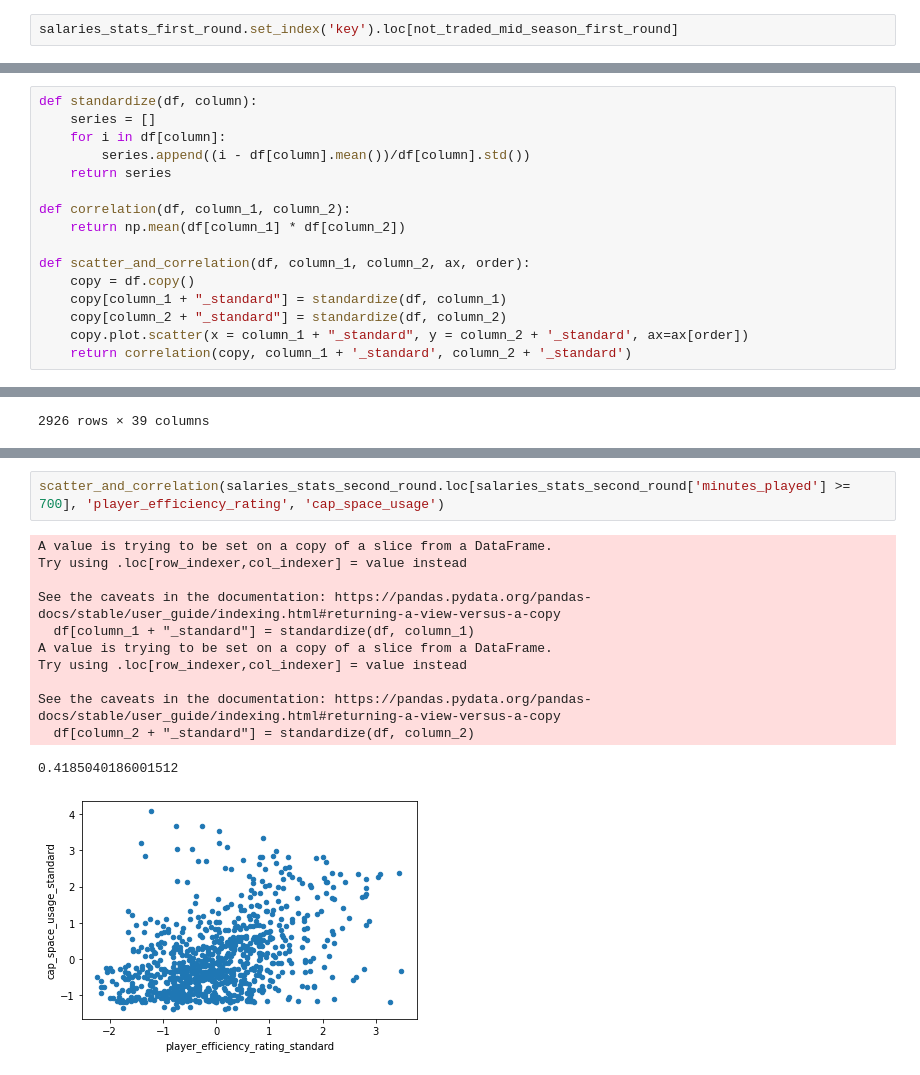
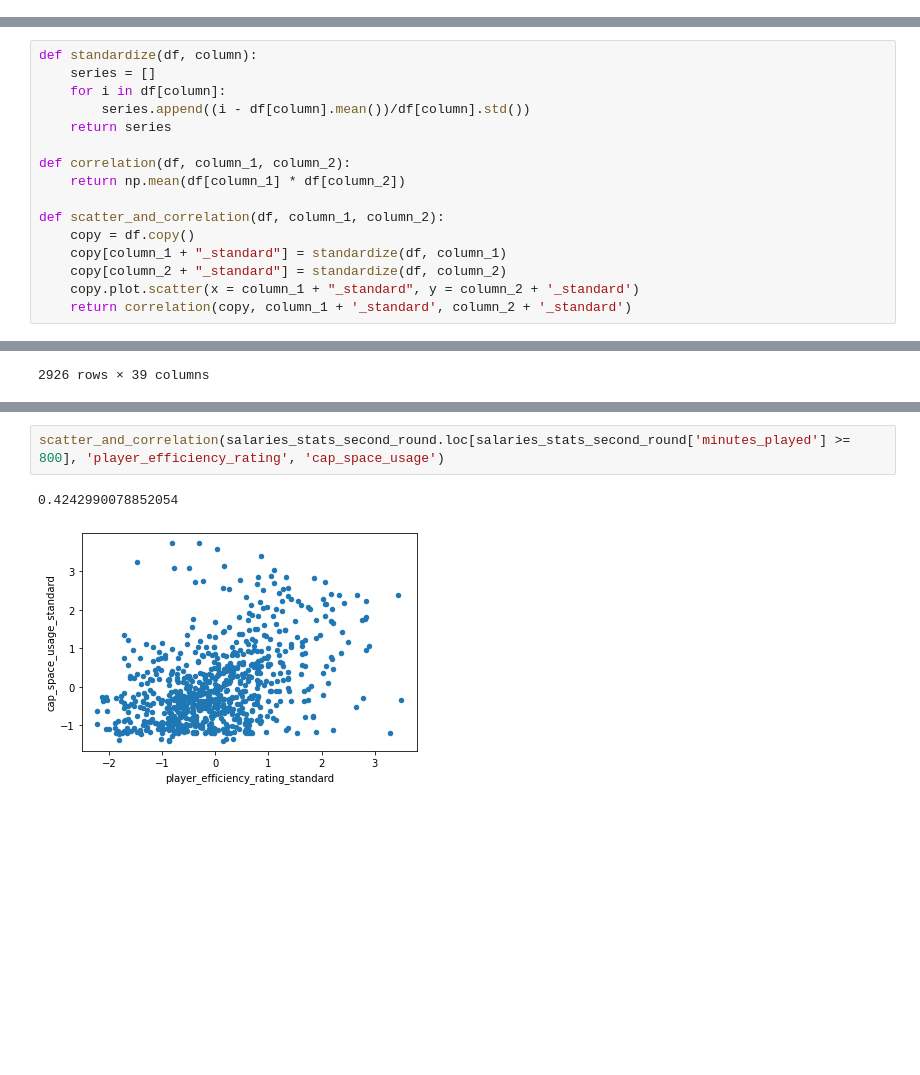
Before and after one commit to ZachLiu519/nba-model, a Jupyter notebook: week_2_data_exploration/contract_stats.ipynb, the cells around one changed output, grey strips where cells are left out. Saved outputs shown, nothing was run; the diff lists cells and outputs as text; blank space fills up the shorter version.

```diff
--- a/week_2_data_exploration/contract_stats.ipynb
+++ b/week_2_data_exploration/contract_stats.ipynb
@@ -70,5 +70,3 @@ array(['1998-99', '1999-00', '2000-01', '2001-02', '2002-03', '2003-04',
        '2004-05', '2005-06', '2006-07', '2007-08', '2008-09', '2009-10',
        '2010-11', '2011-12', '2012-13', '2013-14', '2014-15', '2015-16',
        '2016-17', '2017-18', '2018-19', '2019-20'], dtype=object)
-# %%
-salaries_stats_first_round.set_index('key').loc[not_traded_mid_season_first_round]
@@ -113,9 +112,9 @@ def standardize(df, column):
 def correlation(df, column_1, column_2):
     return np.mean(df[column_1] * df[column_2])
 
-def scatter_and_correlation(df, column_1, column_2, ax, order):
+def scatter_and_correlation(df, column_1, column_2):
     copy = df.copy()
     copy[column_1 + "_standard"] = standardize(df, column_1)
     copy[column_2 + "_standard"] = standardize(df, column_2)
-    copy.plot.scatter(x = column_1 + "_standard", y = column_2 + '_standard', ax=ax[order])
+    copy.plot.scatter(x = column_1 + "_standard", y = column_2 + '_standard')
     return correlation(copy, column_1 + '_standard', column_2 + '_standard')
@@ -179,16 +209,6 @@ See the caveats in the documentation: https://pandas.pydata.org/pandas-docs/stab
 [figure]
 # %%
-scatter_and_correlation(salaries_stats_second_round.loc[salaries_stats_second_round['minutes_played'] >= 700], 'player_efficiency_rating', 'cap_space_usage')
+scatter_and_correlation(salaries_stats_second_round.loc[salaries_stats_second_round['minutes_played'] >= 800], 'player_efficiency_rating', 'cap_space_usage')
 # %% [output]
-A value is trying to be set on a copy of a slice from a DataFrame.
-Try using .loc[row_indexer,col_indexer] = value instead
-
-See the caveats in the documentation: https://pandas.pydata.org/pandas-docs/stable/user_guide/indexing.html#returning-a-view-versus-a-copy
-  df[column_1 + "_standard"] = standardize(df, column_1)
-A value is trying to be set on a copy of a slice from a DataFrame.
-Try using .loc[row_indexer,col_indexer] = value instead
-
-See the caveats in the documentation: https://pandas.pydata.org/pandas-docs/stable/user_guide/indexing.html#returning-a-view-versus-a-copy
-  df[column_2 + "_standard"] = standardize(df, column_2)
+0.4242990078852054
-0.4185040186001512
-[figure, old version]
+[figure, new version]
```
Also changed, not shown: parts of 13 cells of this notebook, 3 other files.
